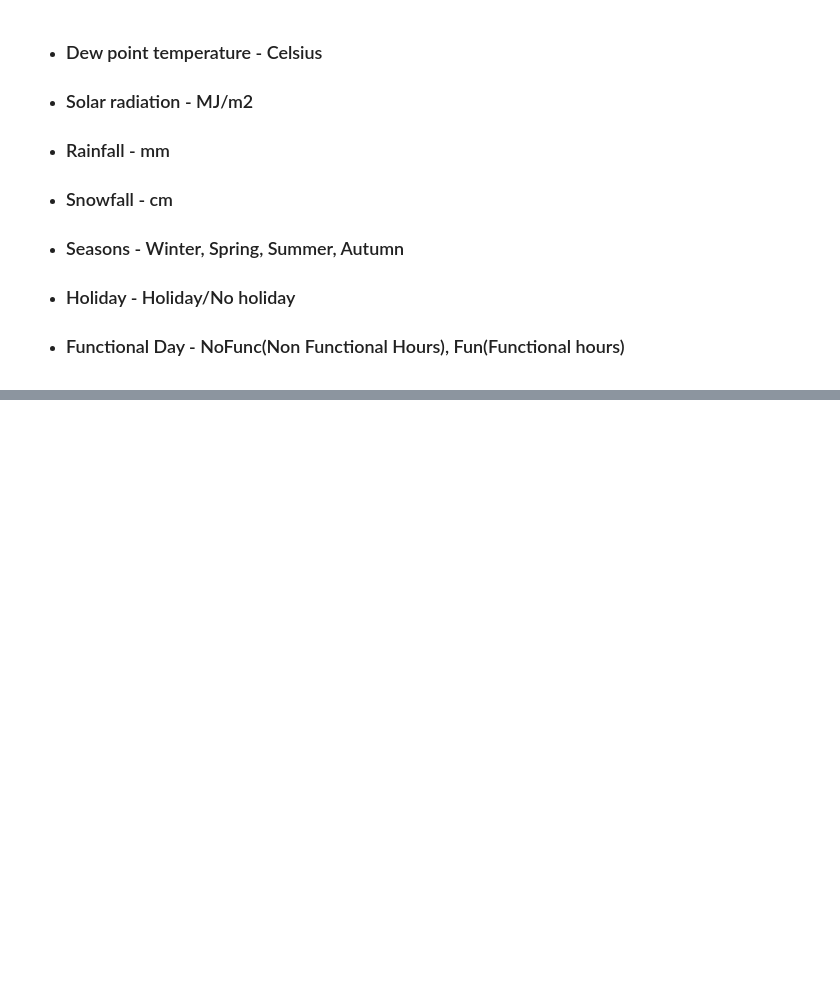
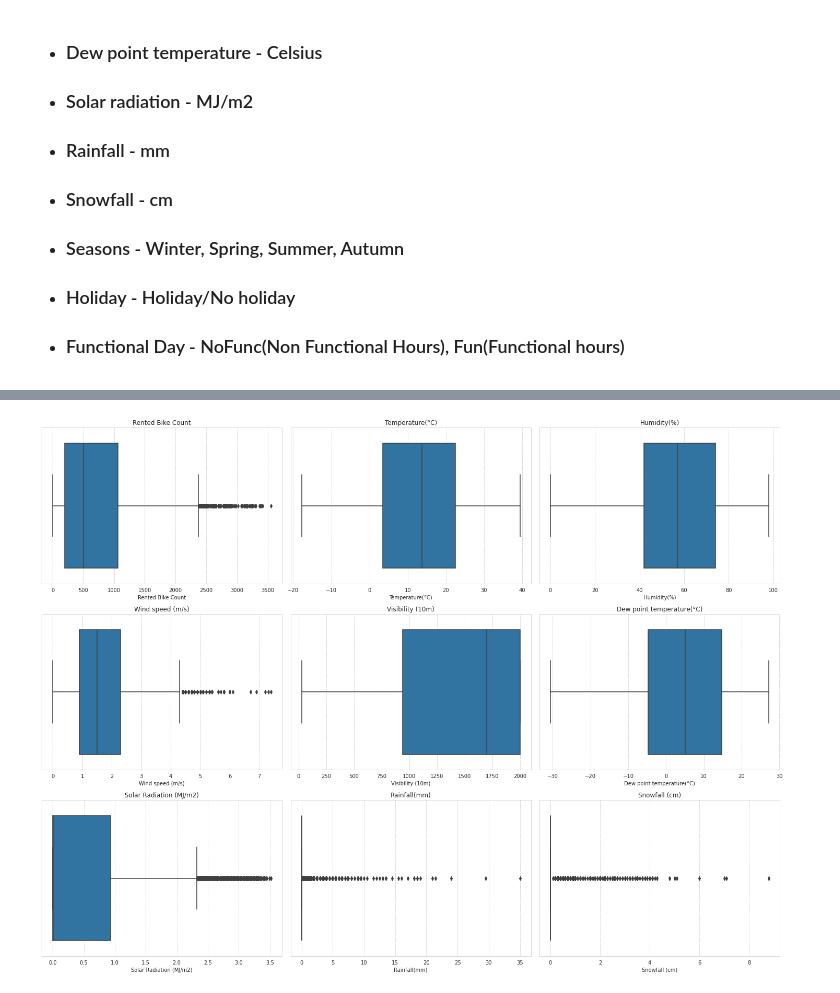
Before and after one commit to syedsharin/Seoul-Bike-Sharing-Demand-Prediction, a Jupyter notebook: Bike_Sharing_Demand_Prediction_Capstone_Project.ipynb, the cells around one changed output, grey strips where cells are left out. Drawn from its saved outputs; the diff is of its cells as text; code cells hidden in the pictures; blank space fills up the shorter version.

```diff
--- a/Bike_Sharing_Demand_Prediction_Capstone_Project.ipynb
+++ b/Bike_Sharing_Demand_Prediction_Capstone_Project.ipynb
@@ -120,0 +160,3 @@ df.head()
+# %%
+# drop the Date column
+df.drop(columns=['Date'],inplace=True)
@@ -120,0 +167,7 @@ df.head()
+# %%
+# convert Hour column integer to Categorical
+df['Hour']=df['Hour'].astype('object')
+# %%
+# Divide Data in categorical and numerical features
+numeric_features= df.select_dtypes(exclude='object')
+categorical_features=df.select_dtypes(include='object')
@@ -120,0 +192,6 @@ df.head()
+# %%
+# checking categorical column value count
+for i in categorical_features.columns:
+  print("\n ")
+  print('column name  : ', i)
+  print(df[i].value_counts())
@@ -120,0 +216,13 @@ df.head()
+# %%
+# checking Outliers with seaborn boxplot
+n = 1
+plt.figure(figsize=(20,15))
+
+for i in numeric_features.columns:
+  plt.subplot(3,3,n)
+  n=n+1
+  sns.boxplot(df[i])
+  plt.title(i)
+  plt.tight_layout()
+# %% [output]
+[figure, added]
```
Also changed, not shown: parts of 123 cells of this notebook.
